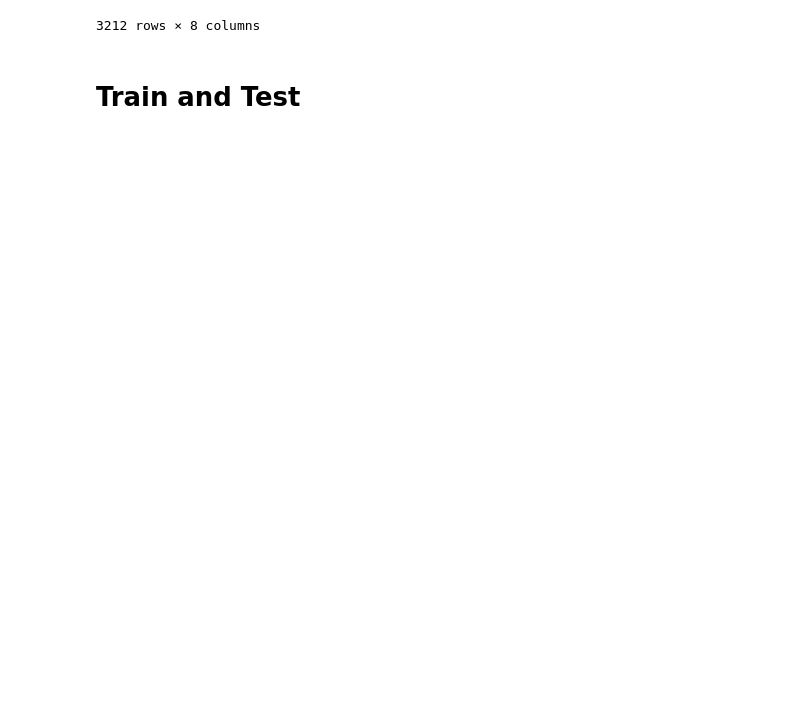
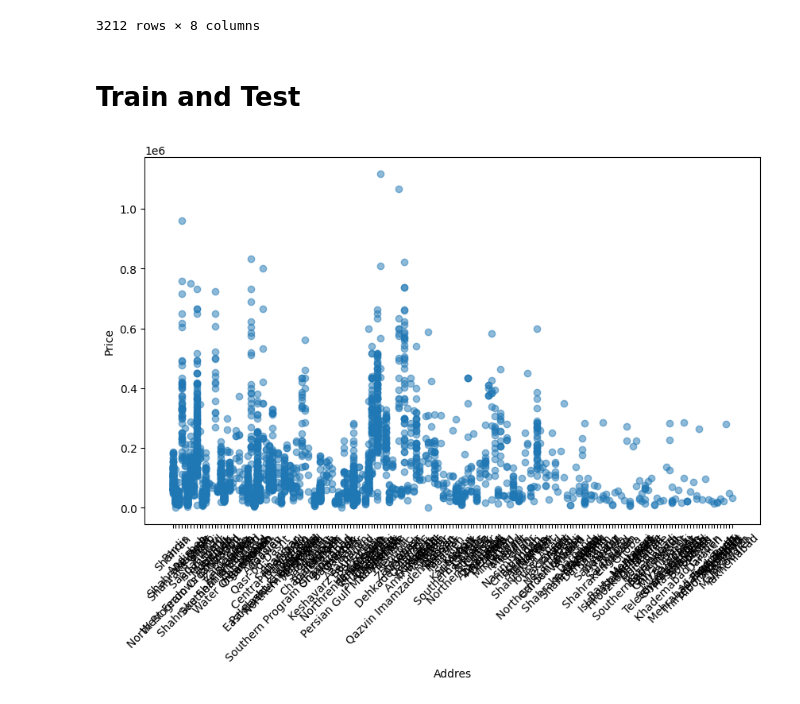
Before and after one commit to AjFaul/HousePredict, a Jupyter notebook: src/main_code.ipynb, the cells around one changed output. Cells and saved outputs as stored; diff of their text form; code cells hidden in the pictures; blank space fills up the shorter version.

Commit message:
initial_commit data clean Done test scatter plot for Address, Price

```diff
--- a/src/main_code.ipynb
+++ b/src/main_code.ipynb
@@ -57,3 +60,13 @@ data_clean
 3212 rows × 8 columns
 # %% [markdown]
 # Train and Test
+# %%
+df_price_address=data_clean[["Address","Price(USD)"]]
+plt.figure(figsize=(10, 6))
+plt.scatter(df_price_address["Address"], df_price_address["Price(USD)"], alpha=0.5)
+plt.xlabel('Addres')
+plt.ylabel('Price')
+plt.xticks(rotation=45)
+plt.show()
+# %% [output]
+[figure, added]
```
Also changed, not shown: parts of 1 cell of this notebook.
